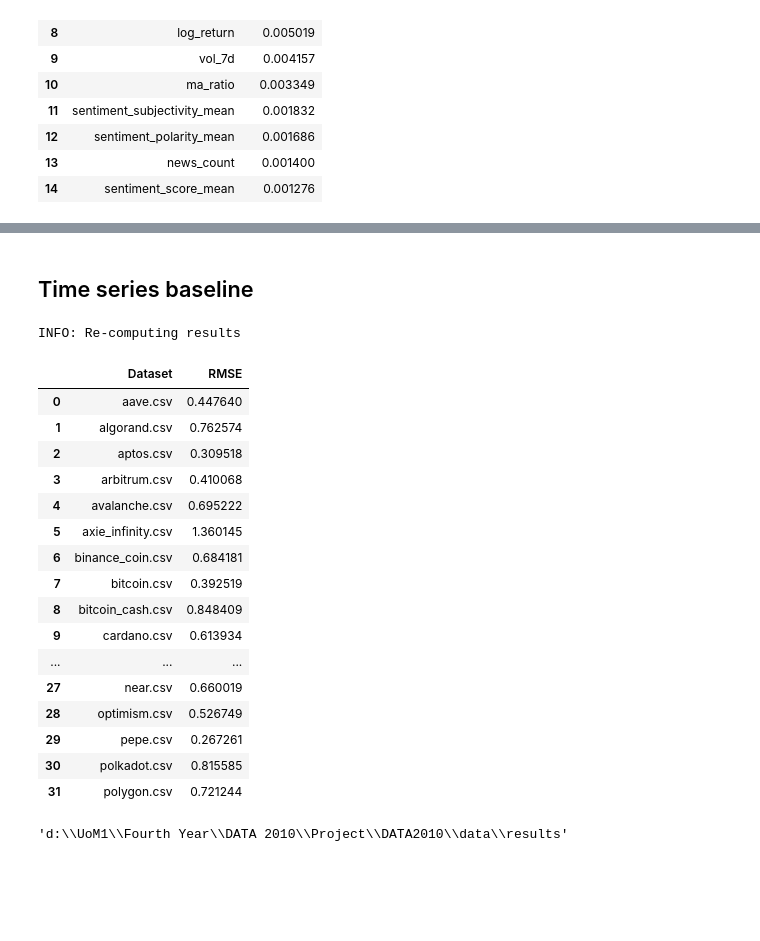
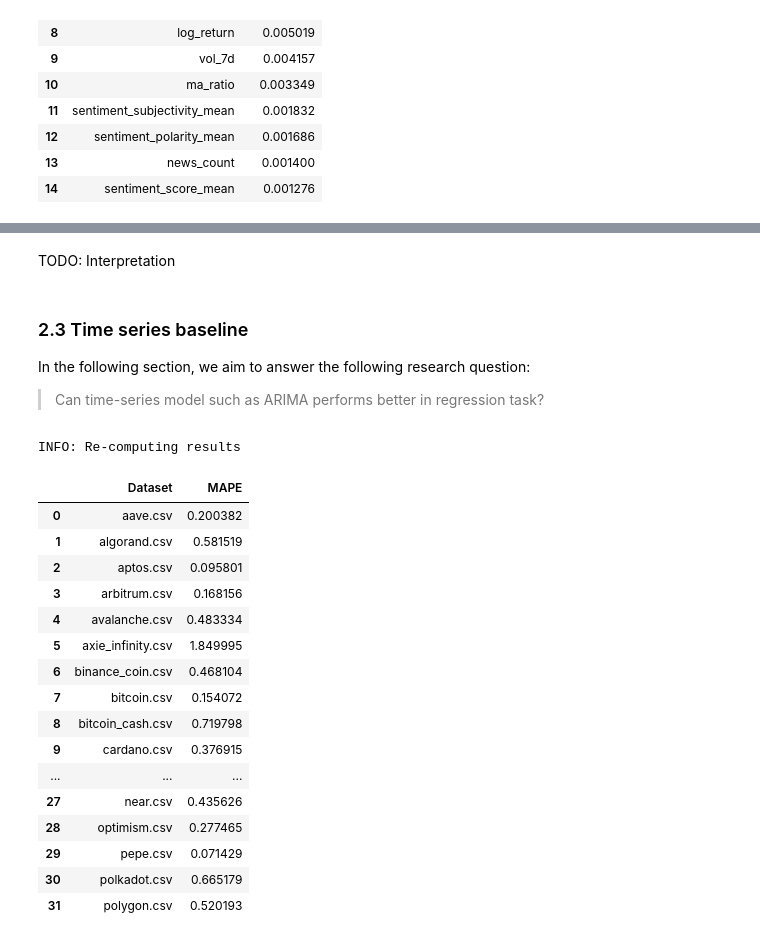
Before and after one commit to 18nghiado/DATA2010, a Jupyter notebook: experiments_feature_selection.ipynb, the cells around one changed output, grey strips where cells are left out. Saved outputs shown, nothing was run; the diff lists cells and outputs as text; code cells hidden in the pictures; blank space fills up the shorter version.

Commit message:
Added fig for regression

```diff
--- a/experiments_feature_selection.ipynb
+++ b/experiments_feature_selection.ipynb
@@ -359,10 +359,9 @@ def arima_baseline(
     model = pm.auto_arima(y_train, stepwise=True, seasonal=False, information_criterion='aic')
     preds = model.predict(n_periods=len(test))
 
-    mse  = mean_absolute_percentage_error(y_test, preds)
-    rmse = np.sqrt(mse)
+    mape  = mean_absolute_percentage_error(y_test, preds)
 
-    return rmse
+    return mape
 # %% [markdown]
 ## 2. Experiments and results
 
@@ -456,7 +455,6 @@ In general, the importance of each feature is vary across models.
 # %% [markdown]
 We then retrieve importance score from randomforest to compare and contrast
 # %%
-files = os.listdir(DATA_PATH)
 task = BINARY_LABEL_COLUMN
 seed_everything(INIT_SEED)
 
@@ -649,49 +717,51 @@ INFO: LOADED existing results
+# %% [markdown]
+TODO: Interpretation
 # %% [markdown]
-## Time series baseline
+### 2.3 Time series baseline
+
+In the following section, we aim to answer the following research question:
+
+> Can time-series model such as ARIMA performs better in regression task?
 # %%
 task = REGRESSION_LABEL_COLUMN
 seed_everything(INIT_SEED)
 
 result_file_name = "mape_arima_regression.csv"
 result_path_file = os.path.join(RESULT_PATH,result_file_name)
 if os.path.isfile(result_path_file) and not RE_RUN_EVERYTHING:
     arima_df = pd.read_csv(result_path_file)
     print("INFO: LOADED existing results")
 
 else:
     print("INFO: Re-computing results")
     all_data_split = prepare_datasets(files, ALL_FEAT_COLUMN, task)
 
     all_rows_arima = []
     for train, val, test in tqdm(all_data_split):
-        rmse = arima_baseline(train, test)
-        all_rows_arima.append({'Dataset' : train.dataset_name, 'RMSE': rmse})
+        mape = arima_baseline(train, test)
+        all_rows_arima.append({'Dataset' : train.dataset_name, 'MAPE': mape})
 
     arima_df = pd.DataFrame(all_rows_arima)
     arima_df.to_csv(result_path_file, index= False)
 
 
 arima_df.head(32)
 # %% [output]
 INFO: Re-computing results
-|  | Dataset | RMSE |
-| 0 | aave.csv | 0.447640 |
-| 1 | algorand.csv | 0.762574 |
-| 2 | aptos.csv | 0.309518 |
-| 3 | arbitrum.csv | 0.410068 |
-| 4 | avalanche.csv | 0.695222 |
-| 5 | axie_infinity.csv | 1.360145 |
-| 6 | binance_coin.csv | 0.684181 |
-| 7 | bitcoin.csv | 0.392519 |
-| 8 | bitcoin_cash.csv | 0.848409 |
-| 9 | cardano.csv | 0.613934 |
+|  | Dataset | MAPE |
+| 0 | aave.csv | 0.200382 |
+| 1 | algorand.csv | 0.581519 |
+| 2 | aptos.csv | 0.095801 |
+| 3 | arbitrum.csv | 0.168156 |
+| 4 | avalanche.csv | 0.483334 |
+| 5 | axie_infinity.csv | 1.849995 |
+| 6 | binance_coin.csv | 0.468104 |
+| 7 | bitcoin.csv | 0.154072 |
+| 8 | bitcoin_cash.csv | 0.719798 |
+| 9 | cardano.csv | 0.376915 |
 | ... | ... | ... |
-| 27 | near.csv | 0.660019 |
-| 28 | optimism.csv | 0.526749 |
-| 29 | pepe.csv | 0.267261 |
-| 30 | polkadot.csv | 0.815585 |
-| 31 | polygon.csv | 0.721244 |
+| 27 | near.csv | 0.435626 |
+| 28 | optimism.csv | 0.277465 |
+| 29 | pepe.csv | 0.071429 |
+| 30 | polkadot.csv | 0.665179 |
+| 31 | polygon.csv | 0.520193 |
-# %%
-RESULT_PATH
-# %% [output]
-'d:\\UoM1\\Fourth Year\\DATA 2010\\Project\\DATA2010\\data\\results'
```
Also changed, not shown: parts of 18 cells of this notebook, 1 other file.
